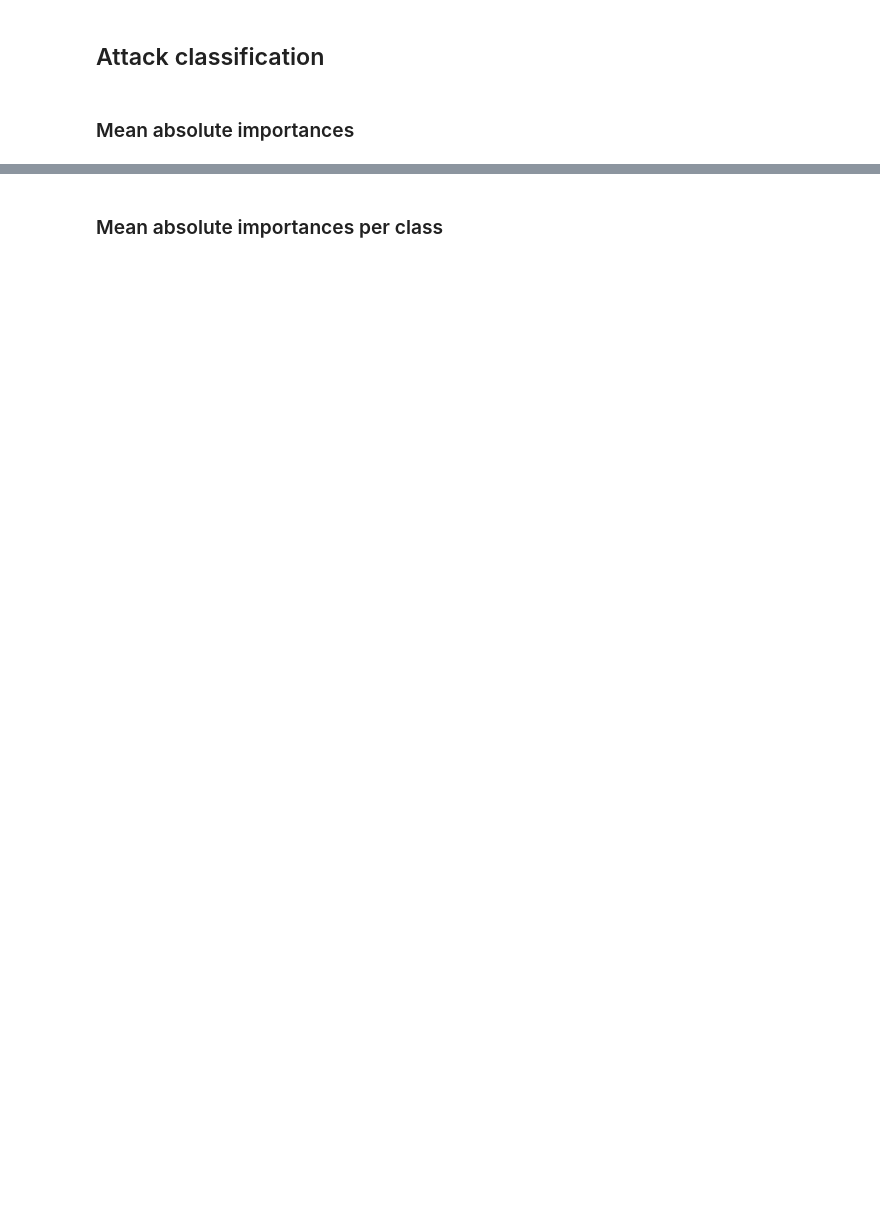
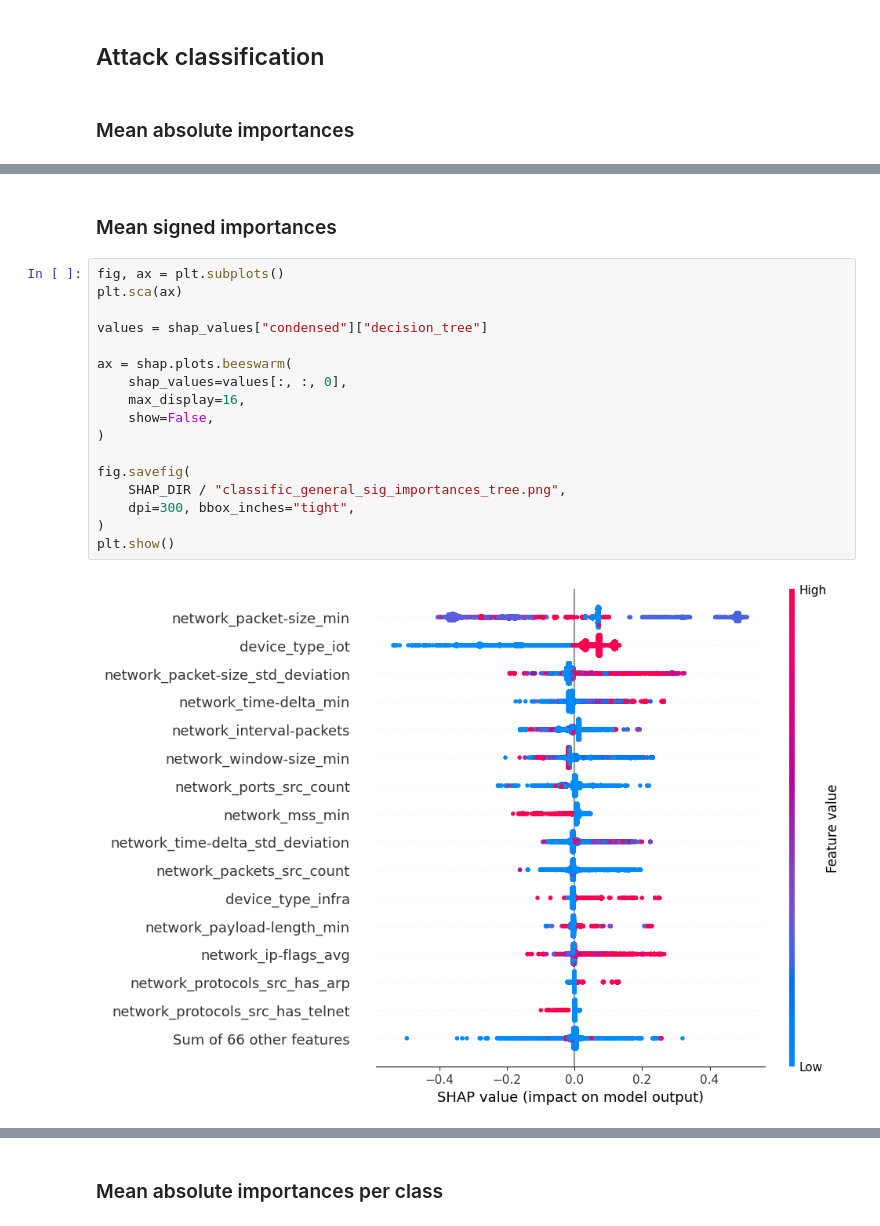
Before and after one commit to nelioasousa/iiot_threat_detec, a Jupyter notebook: experiments/exp04__xai_with_shap.ipynb, the cells around one changed output, grey strips where cells are left out. Drawn from its saved outputs; the diff is of its cells as text; blank space fills up the shorter version.

```diff
--- a/experiments/exp04__xai_with_shap.ipynb
+++ b/experiments/exp04__xai_with_shap.ipynb
@@ -223,3 +224,24 @@ fig.savefig(
 plt.show()
 # %% [output]
 [figure]
+# %% [markdown]
+### Mean signed importances
+# %%
+fig, ax = plt.subplots()
+plt.sca(ax)
+
+values = shap_values["condensed"]["decision_tree"]
+
+ax = shap.plots.beeswarm(
+    shap_values=values[:, :, 0],
+    max_display=16,
+    show=False,
+)
+
+fig.savefig(
+    SHAP_DIR / "classific_general_sig_importances_tree.png",
+    dpi=300, bbox_inches="tight",
+)
+plt.show()
+# %% [output]
+[figure, added]
```
Also changed, not shown: parts of 24 cells of this notebook, 20 other files.
